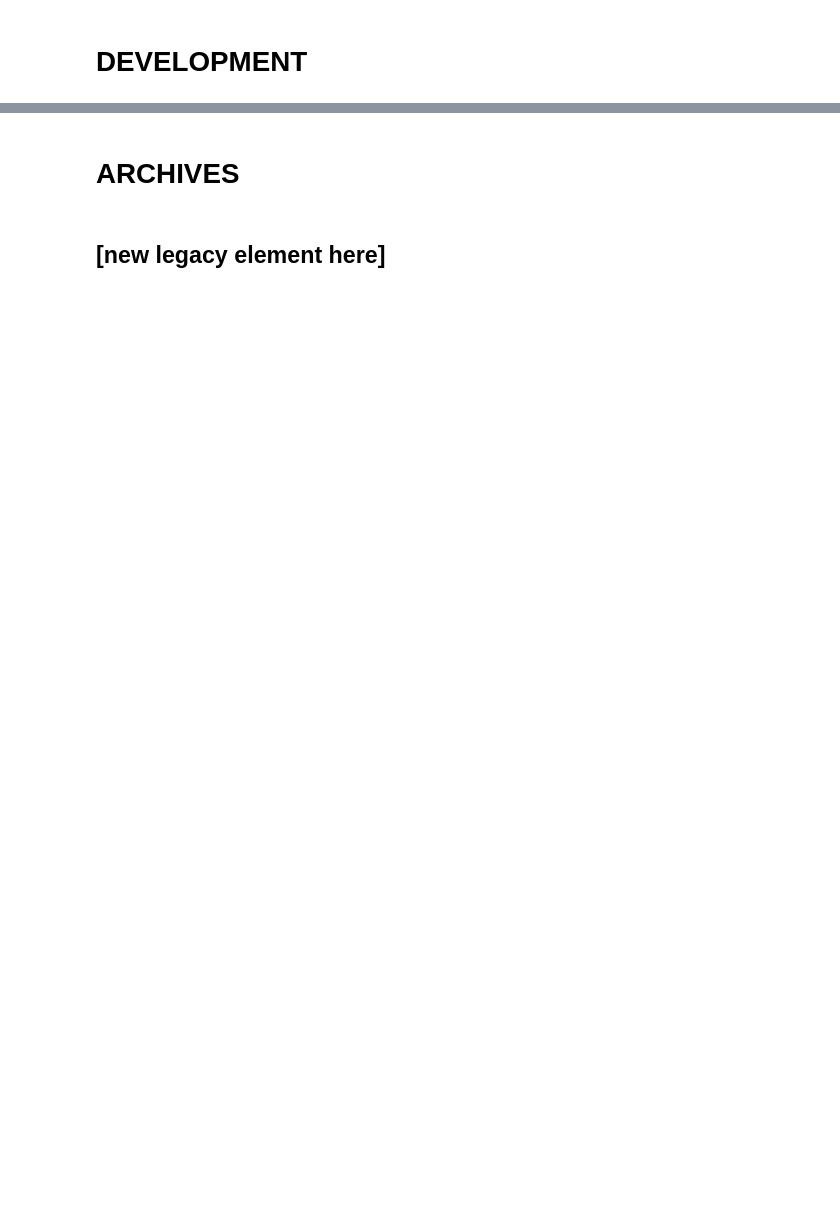
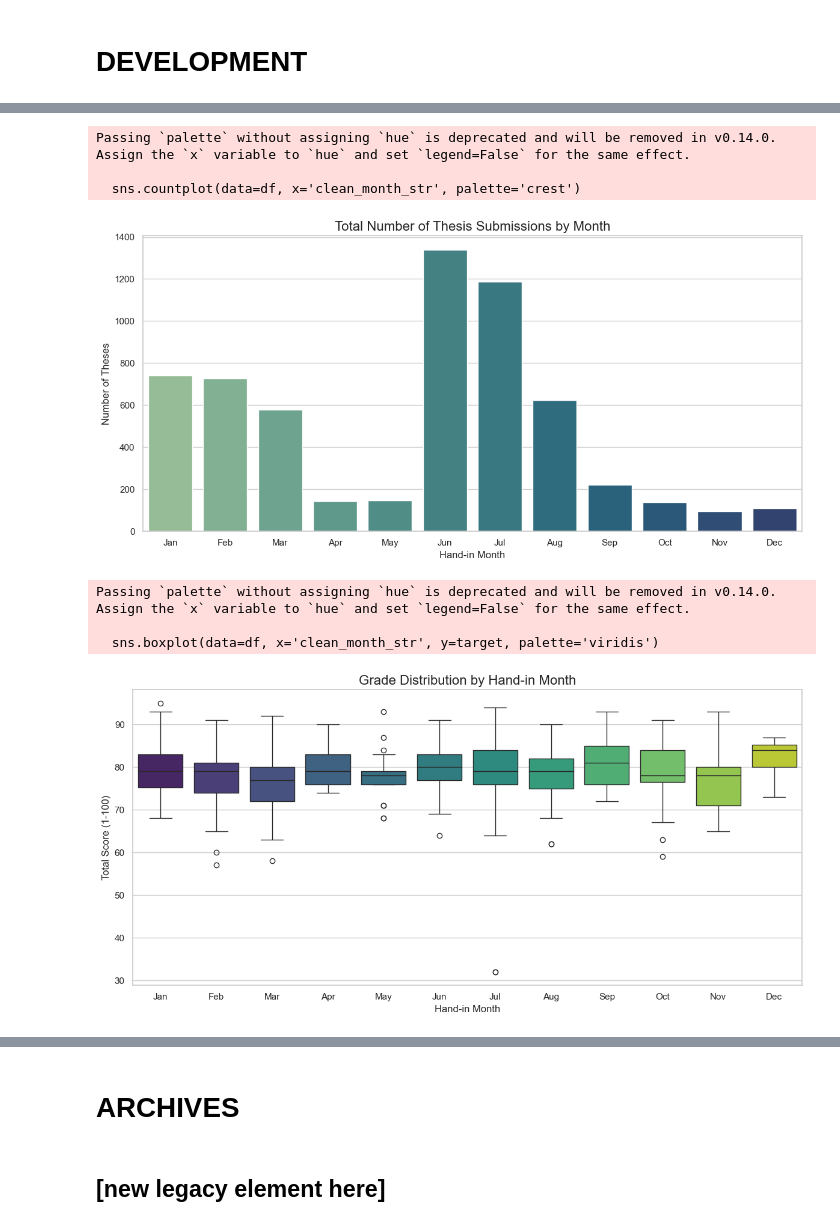
Before and after one commit to OliverKviat/Thesis_OCR, a Jupyter notebook: exploring_data/explorative_data_analysis_notebook.ipynb, the cells around one changed output, grey strips where cells are left out. Drawn from its saved outputs; the diff is of its cells as text; code cells hidden in the pictures; blank space fills up the shorter version.

```diff
--- a/exploring_data/explorative_data_analysis_notebook.ipynb
+++ b/exploring_data/explorative_data_analysis_notebook.ipynb
@@ -254,0 +391,79 @@ plt.savefig('exported_plots/2023_trends_analysis/department_distribution.png')
+# %%
+import pandas as pd
+import matplotlib.pyplot as plt
+import seaborn as sns
+import re
+import calendar
+
+# 1. Load the dataset
+target = 'grading_total_score'
+
+# 2. Clean the handin_month column
+# This function extracts the month name, ignoring numbers (years) and standardizing the format.
+def extract_month(text):
+    if pd.isna(text):
+        return None
+    # Remove numbers and strip whitespace
+    clean_text = re.sub(r'\d+', '', str(text)).strip().title()
+    # Take the first 3 letters to standardize (e.g., "January", "Jan", "Jan.") -> "Jan"
+    return clean_text[:3] if len(clean_text) >= 3 else None
+
+df['clean_month_str'] = df['handin_month'].apply(extract_month)
+
+# Create a mapping to ensure months are plotted in chronological order, not alphabetical
+month_abbr = [calendar.month_abbr[i] for i in range(1, 13)] # ['Jan', 'Feb', 'Mar', ...]
+df['clean_month_str'] = pd.Categorical(df['clean_month_str'], categories=month_abbr, ordered=True)
+
+# Set the visual style
+sns.set_theme(style="whitegrid")
+
+# ==========================================
+# PLOT 1: Volume of Theses by Month
+# ==========================================
+# Question: Are there massive spikes in hand-ins (e.g., June/July)?
+plt.figure(figsize=(12, 6))
+sns.countplot(data=df, x='clean_month_str', palette='crest')
+plt.title('Total Number of Thesis Submissions by Month', fontsize=16)
+plt.xlabel('Hand-in Month')
+plt.ylabel('Number of Theses')
+plt.tight_layout()
+#plt.savefig('submissions_by_month.png')
+plt.show()
+
+# ==========================================
+# PLOT 2: Grade Distribution by Month
+# ==========================================
+# Question: Does handing in during a "rush" month lower the average grade?
+plt.figure(figsize=(12, 6))
+sns.boxplot(data=df, x='clean_month_str', y=target, palette='viridis')
+plt.title('Grade Distribution by Hand-in Month', fontsize=16)
+plt.xlabel('Hand-in Month')
+plt.ylabel('Total Score (1-100)')
+plt.tight_layout()
+#plt.savefig('grades_by_month.png')
+plt.show()
+
+# ==========================================
+# PLOT 3: Grade Consistency Over the Years
+# ==========================================
+# Question: Is there grade inflation, or is the scoring consistent year-over-year?
+plt.figure(figsize=(12, 6))
+sns.boxplot(data=df, x='Publication Year', y=target, palette='magma')
+plt.title('Year-Over-Year Grade Distribution', fontsize=16)
+plt.xlabel('Publication Year')
+plt.ylabel('Total Score (1-100)')
+# Ensure years are displayed as integers
+years = sorted(df['Publication Year'].dropna().unique())
+plt.xticks(ticks=range(len(years)), labels=[int(y) for y in years])
+plt.tight_layout()
+#plt.savefig('grades_by_year.png')
+plt.show()
+# %% [output]
+Passing `palette` without assigning `hue` is deprecated and will be removed in v0.14.0. Assign the `x` variable to `hue` and set `legend=False` for the same effect.
+
+  sns.countplot(data=df, x='clean_month_str', palette='crest')
+[figure, added]
+Passing `palette` without assigning `hue` is deprecated and will be removed in v0.14.0. Assign the `x` variable to `hue` and set `legend=False` for the same effect.
+
+  sns.boxplot(data=df, x='clean_month_str', y=target, palette='viridis')
+[figure, added]
```
Also changed, not shown: parts of 19 cells of this notebook, 9 other files.
